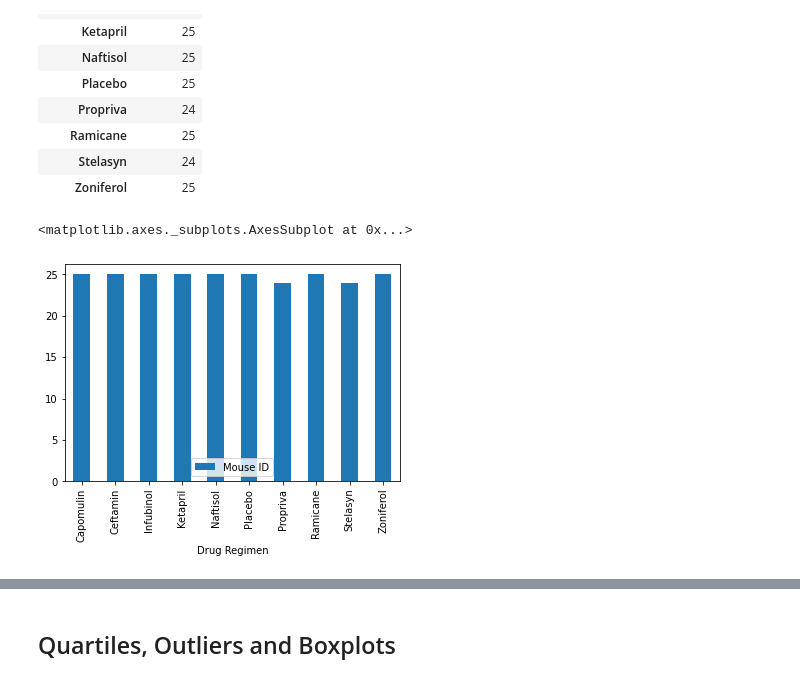
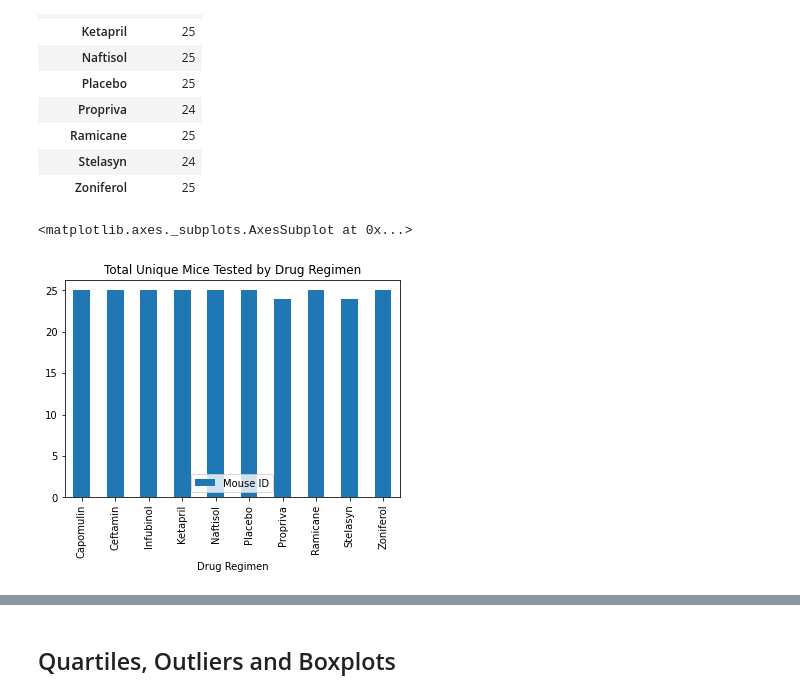
Before and after one commit to miaisrael/matplotlib-challenge, a Jupyter notebook: Pymaceuticals/pymaceuticals_starter.ipynb, the cells around one changed output, grey strips where cells are left out. Saved outputs shown, nothing was run; the diff lists cells and outputs as text; code cells hidden in the pictures.

Commit message:
Update bar charts

```diff
--- a/Pymaceuticals/pymaceuticals_starter.ipynb
+++ b/Pymaceuticals/pymaceuticals_starter.ipynb
@@ -156,11 +156,16 @@ bar_data
 | Ramicane | 25 |
 | Stelasyn | 24 |
 | Zoniferol | 25 |
+# %%
+# Set variables
+bar_data["Drug Regimen"]= bar_data.index
+total_mice= bar_data["Mouse ID"]
+drug_regimen= bar_data["Drug Regimen"]
 # %%
 # Generate a bar plot showing the total number of unique mice tested on each drug regimen using pandas.
-bar_data.plot(kind="bar")
+bar_data.plot(kind="bar", title="Total Unique Mice Tested by Drug Regimen")
 # %% [output]
 <matplotlib.axes._subplots.AxesSubplot at 0x...>
-[figure, old version]
+[figure, new version]
 # %%
 # Generate a bar plot showing the total number of unique mice tested on each drug regimen using pyplot
```
Also changed, not shown: parts of 3 cells of this notebook.
